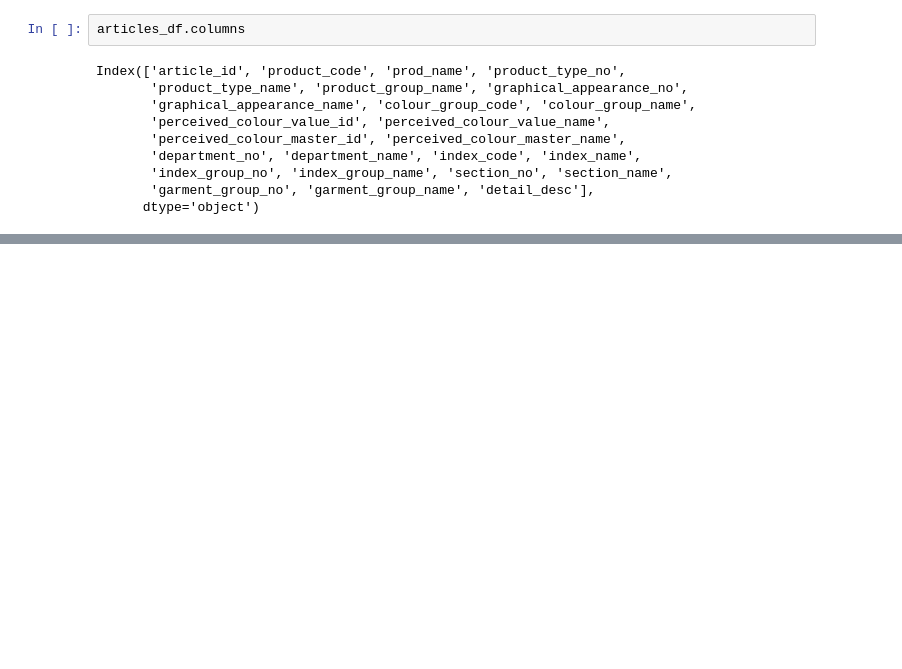
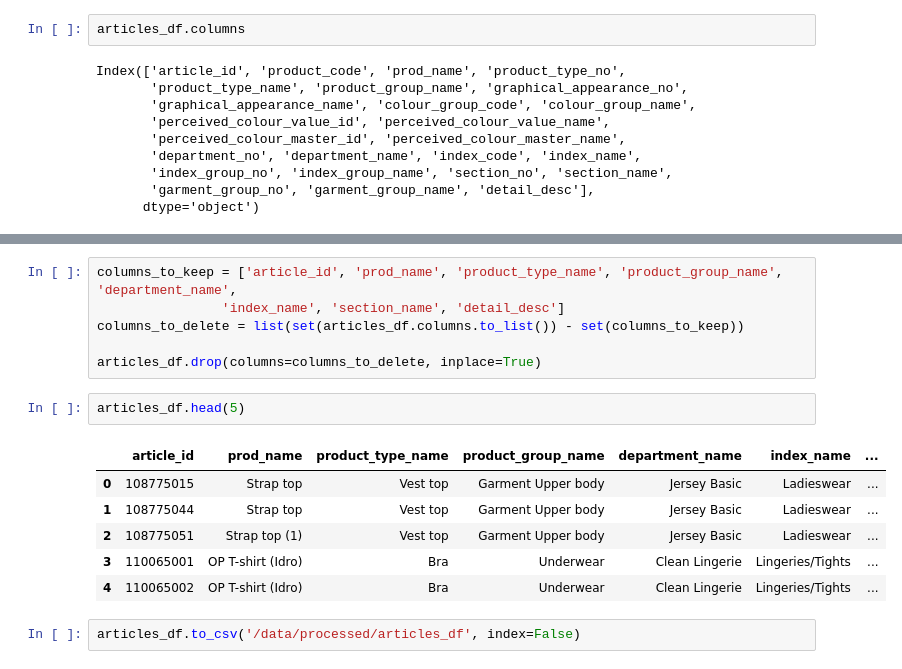
Before and after one commit to julienguyet/StylistAI, a Jupyter notebook: notebooks/data_prep.ipynb, the cells around one changed output, grey strips where cells are left out. Drawn from its saved outputs; the diff is of its cells as text; blank space fills up the shorter version.

Commit message:
prepared articles dataframe

```diff
--- a/notebooks/data_prep.ipynb
+++ b/notebooks/data_prep.ipynb
@@ -421,0 +476,17 @@ Index(['article_id', 'product_code', 'prod_name', 'product_type_no',
+# %%
+columns_to_keep = ['article_id', 'prod_name', 'product_type_name', 'product_group_name', 'department_name',
+                'index_name', 'section_name', 'detail_desc']
+columns_to_delete = list(set(articles_df.columns.to_list()) - set(columns_to_keep))
+
+articles_df.drop(columns=columns_to_delete, inplace=True)
+# %%
+articles_df.head(5)
+# %% [output]
+|  | article_id | prod_name | product_type_name | product_group_name | department_name | index_name | ... |
+| 0 | 108775015 | Strap top | Vest top | Garment Upper body | Jersey Basic | Ladieswear | ... |
+| 1 | 108775044 | Strap top | Vest top | Garment Upper body | Jersey Basic | Ladieswear | ... |
+| 2 | 108775051 | Strap top (1) | Vest top | Garment Upper body | Jersey Basic | Ladieswear | ... |
+| 3 | 110065001 | OP T-shirt (Idro) | Bra | Underwear | Clean Lingerie | Lingeries/Tights | ... |
+| 4 | 110065002 | OP T-shirt (Idro) | Bra | Underwear | Clean Lingerie | Lingeries/Tights | ... |
+# %%
+articles_df.to_csv('/data/processed/articles_df', index=False)
```
Also changed, not shown: parts of 4 cells of this notebook.
